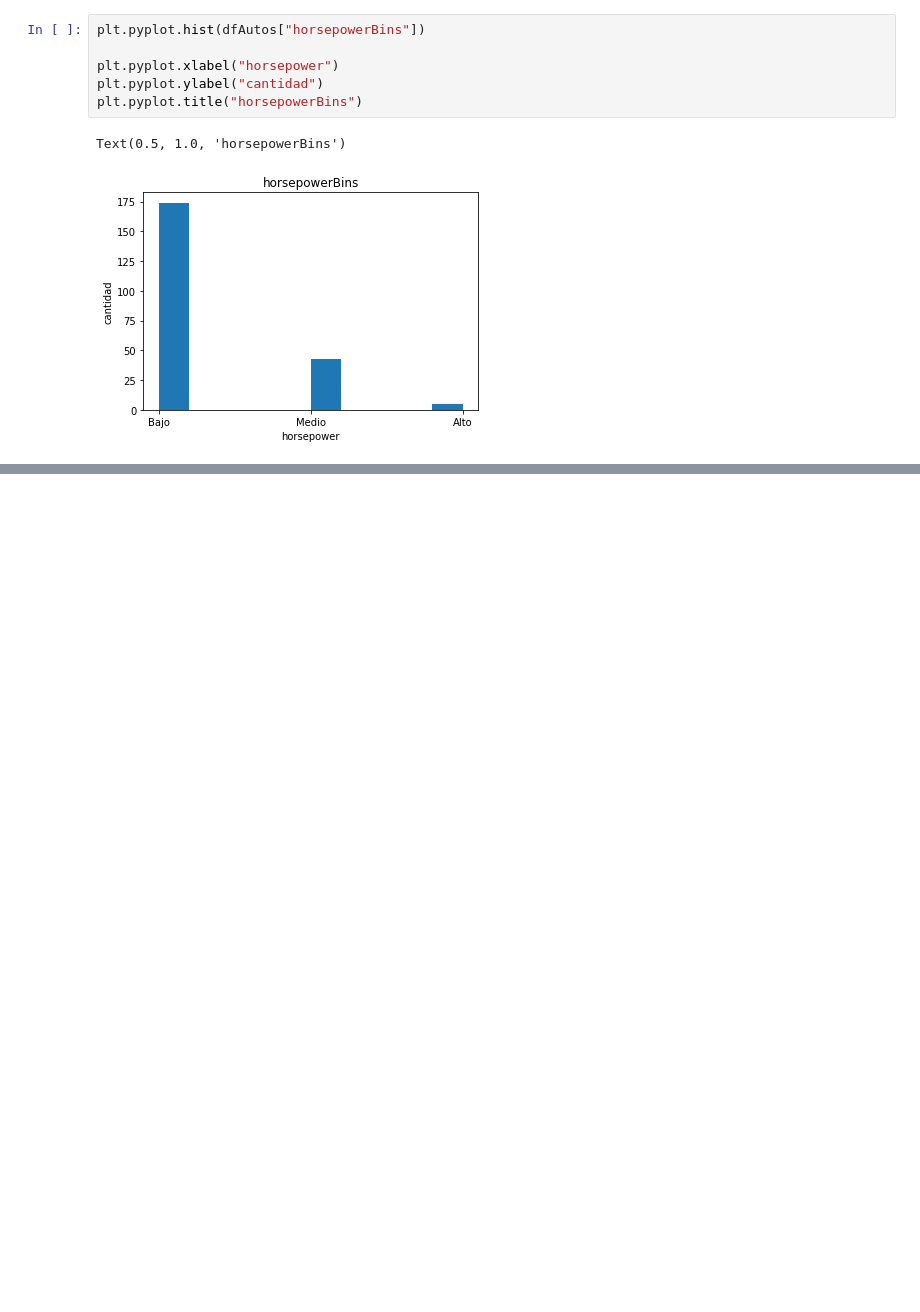
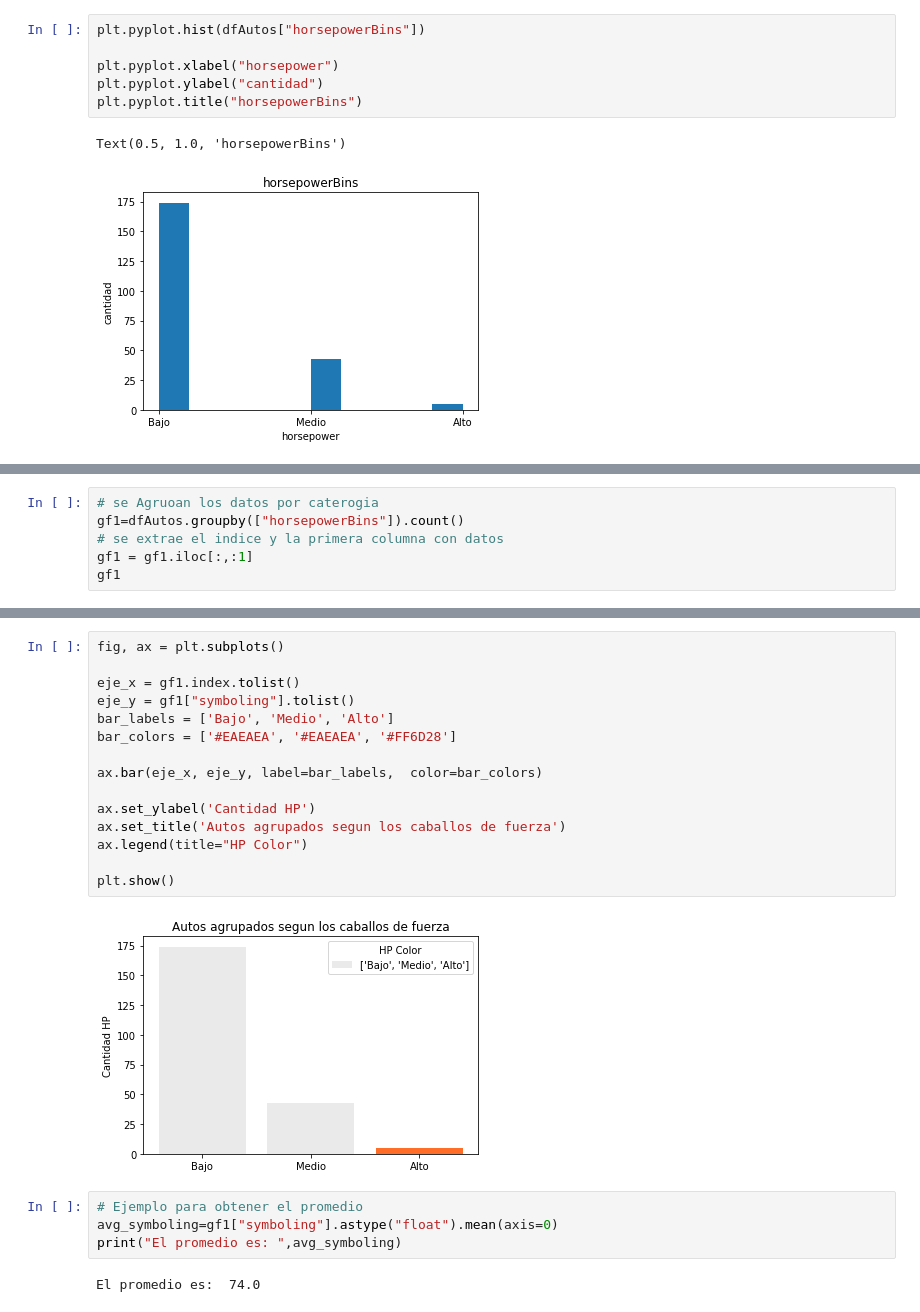
Before and after one commit to scedenod/03C2022_DA, a Jupyter notebook: EDA_AUTOS_3C2022.ipynb, the cells around one changed output, grey strips where cells are left out. Cells and saved outputs as stored; diff of their text form; blank space fills up the shorter version.

```diff
--- a/EDA_AUTOS_3C2022.ipynb
+++ b/EDA_AUTOS_3C2022.ipynb
@@ -655,0 +673,6 @@ dfAutos.head(2)
+# %%
+# se Agruoan los datos por caterogia
+gf1=dfAutos.groupby(["horsepowerBins"]).count()
+# se extrae el indice y la primera columna con datos
+gf1 = gf1.iloc[:,:1]
+gf1
@@ -655,0 +700,23 @@ dfAutos.head(2)
+# %%
+fig, ax = plt.subplots()
+
+eje_x = gf1.index.tolist()
+eje_y = gf1["symboling"].tolist()
+bar_labels = ['Bajo', 'Medio', 'Alto']
+bar_colors = ['#EAEAEA', '#EAEAEA', '#FF6D28']
+
+ax.bar(eje_x, eje_y, label=bar_labels,  color=bar_colors)
+
+ax.set_ylabel('Cantidad HP')
+ax.set_title('Autos agrupados segun los caballos de fuerza')
+ax.legend(title="HP Color")
+
+plt.show()
+# %% [output]
+[figure, added]
+# %%
+# Ejemplo para obtener el promedio
+avg_symboling=gf1["symboling"].astype("float").mean(axis=0)
+print("El promedio es: ",avg_symboling)
+# %% [output]
+El promedio es:  74.0
```
Also changed, not shown: parts of 33 cells of this notebook.
